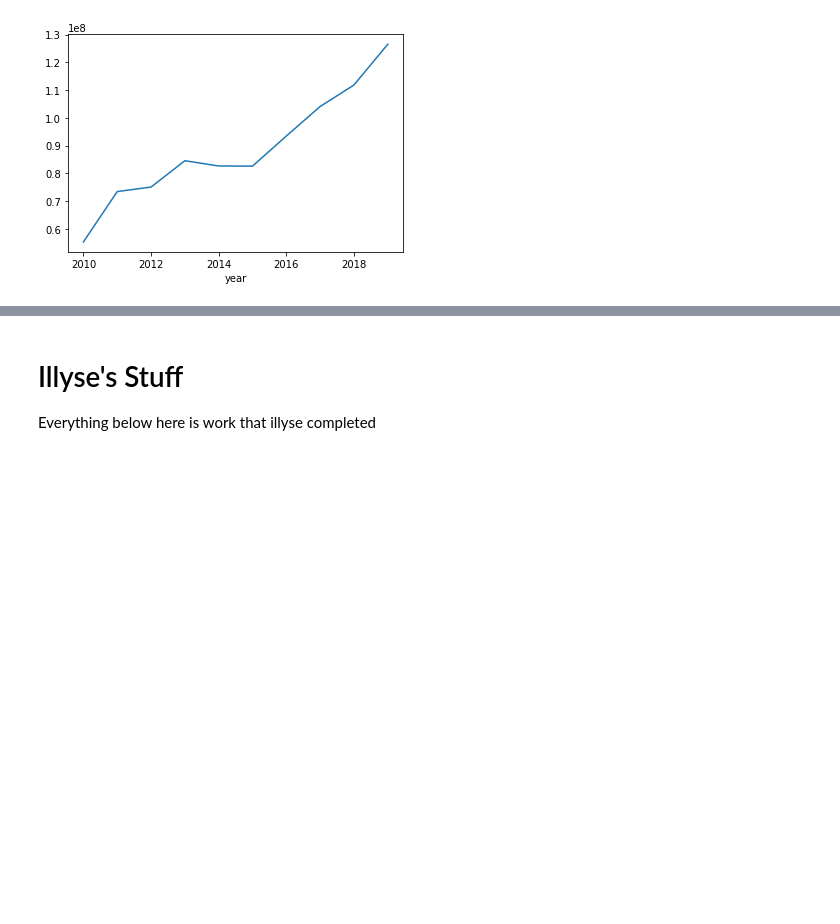
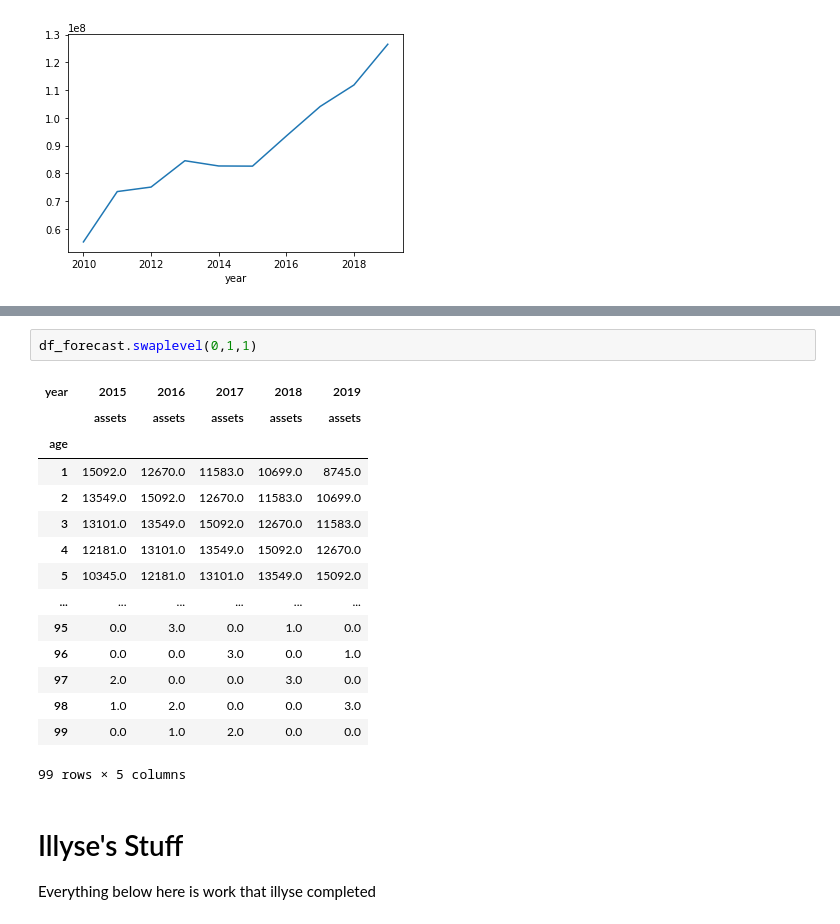
Before and after one commit to gavintreseder/pof, a Jupyter notebook: notebooks/component.ipynb, the cells around one changed output, grey strips where cells are left out. Cells and saved outputs as stored; diff of their text form; blank space fills up the shorter version.

```diff
--- a/notebooks/component.ipynb
+++ b/notebooks/component.ipynb
@@ -168,3 +205,21 @@ df_erc
+# %%
+df_forecast.swaplevel(0,1,1)
+# %% [output]
+| year | 2015 | 2016 | 2017 | 2018 | 2019 |
+|  | assets | assets | assets | assets | assets |
+| age |  |  |  |  |  |
+| 1 | 15092.0 | 12670.0 | 11583.0 | 10699.0 | 8745.0 |
+| 2 | 13549.0 | 15092.0 | 12670.0 | 11583.0 | 10699.0 |
+| 3 | 13101.0 | 13549.0 | 15092.0 | 12670.0 | 11583.0 |
+| 4 | 12181.0 | 13101.0 | 13549.0 | 15092.0 | 12670.0 |
+| 5 | 10345.0 | 12181.0 | 13101.0 | 13549.0 | 15092.0 |
+| ... | ... | ... | ... | ... | ... |
+| 95 | 0.0 | 3.0 | 0.0 | 1.0 | 0.0 |
+| 96 | 0.0 | 0.0 | 3.0 | 0.0 | 1.0 |
+| 97 | 2.0 | 0.0 | 0.0 | 3.0 | 0.0 |
+| 98 | 1.0 | 2.0 | 0.0 | 0.0 | 3.0 |
+| 99 | 0.0 | 1.0 | 2.0 | 0.0 | 0.0 |
+99 rows × 5 columns
 # %% [markdown]
 # Illyse's Stuff
 Everything below here is work that illyse completed
```
Also changed, not shown: parts of 4 cells of this notebook, 20 other files.
